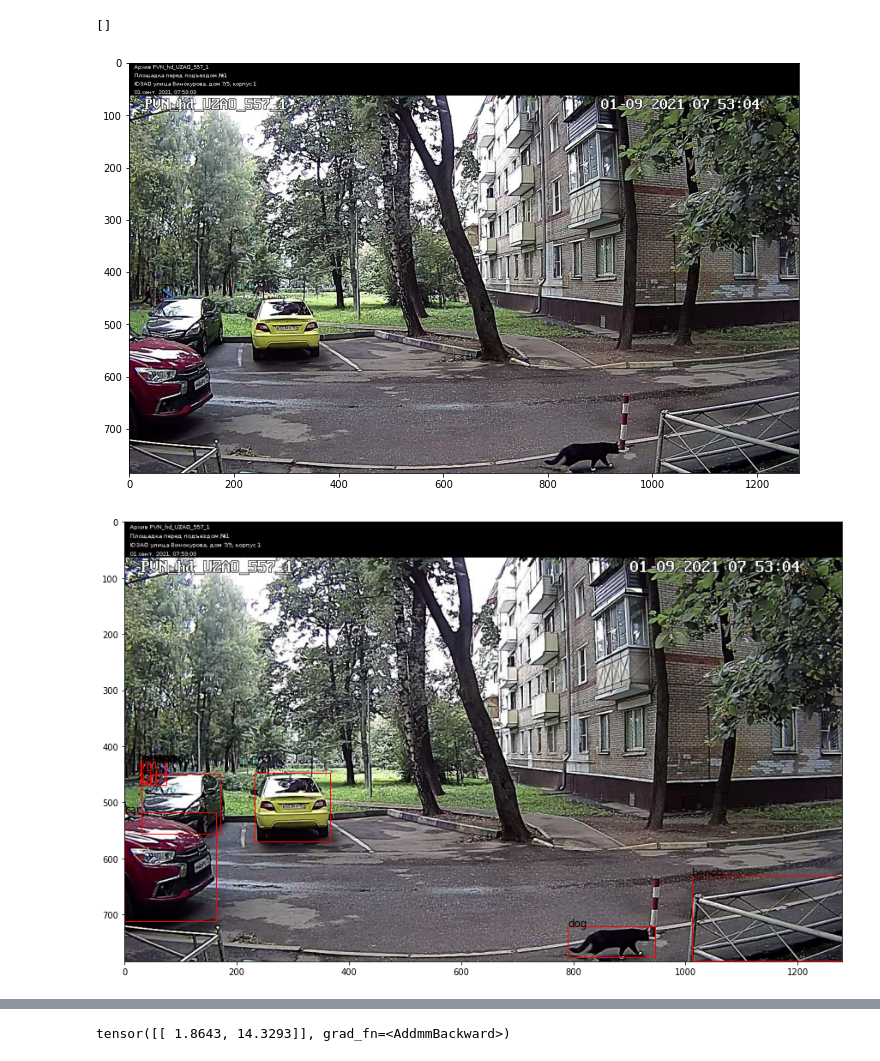
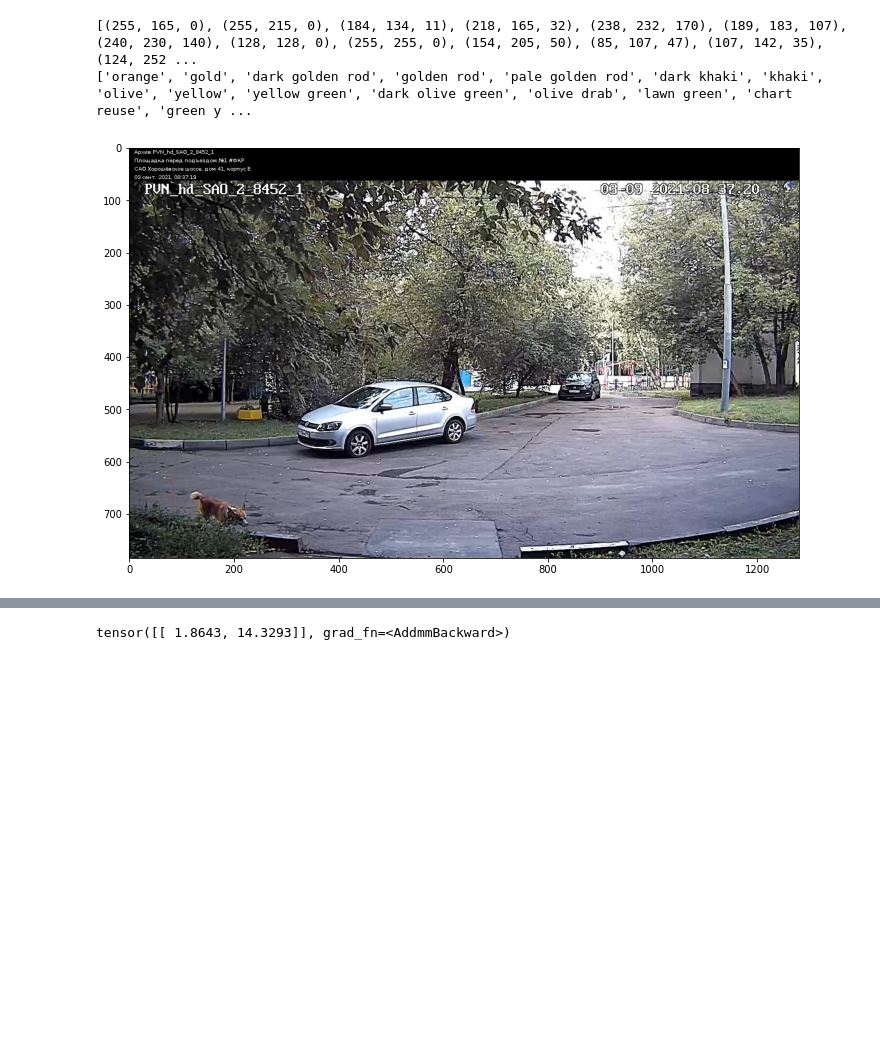
Before and after one commit to kirrya95/leaders2021, a Jupyter notebook: main_class_leaders2021.ipynb, the cells around one changed output, grey strips where cells are left out. Cells and saved outputs as stored; diff of their text form; code cells hidden in the pictures; blank space fills up the shorter version.

Commit message:
problem with colors

```diff
--- a/main_class_leaders2021.ipynb
+++ b/main_class_leaders2021.ipynb
@@ -88,3 +110,13 @@ inst_classes = [
+# %%
+colors_vec = list(colors.values())
+colors_names = list(colors.keys())
+colors_index = {i: colors_names[i] for i in range(len(colors))}
+print(colors_vec)
+print(colors_names)
+# colors_rev =  {value : key for (key, value) in a_dictionary.items()}
+# %% [output]
+[(255, 165, 0), (255, 215, 0), (184, 134, 11), (218, 165, 32), (238, 232, 170), (189, 183, 107), (240, 230, 140), (128, 128, 0), (255, 255, 0), (154, 205, 50), (85, 107, 47), (107, 142, 35), (124, 252 ...
+['orange', 'gold', 'dark golden rod', 'golden rod', 'pale golden rod', 'dark khaki', 'khaki', 'olive', 'yellow', 'yellow green', 'dark olive green', 'olive drab', 'lawn green', 'chart reuse', 'green y ...
 # %%
 # picture: torch.Tensor or np.array
 # boxes: indexed object
@@ -120,15 +152,13 @@ indices_animal_detection = [
     inst_classes.index("giraffe"),
 ]
 # %%
-image = Image.open("/content/Датасет/Другие животные/201.jpg")
+image = Image.open("/content/Датасет/Только собака/ТОЛЬКО СОБАКА ТЕМНЫЙ ДЛИННЫЙ/326.jpg")
 image_numpy = np.asarray(image)
 plt.figure(figsize=(12, 10))
 plt.imshow(image_numpy);
-find_lost_animal.get_features(image_numpy)
+# find_lost_animal.get_features(image_numpy)
 # %% [output]
-[]
-[figure, old version]
+[figure, new version]
-[figure, removed]
 # %%
 class FindLostAnimal():
     def __init__(self,
```
Also changed, not shown: parts of 20 cells of this notebook.
